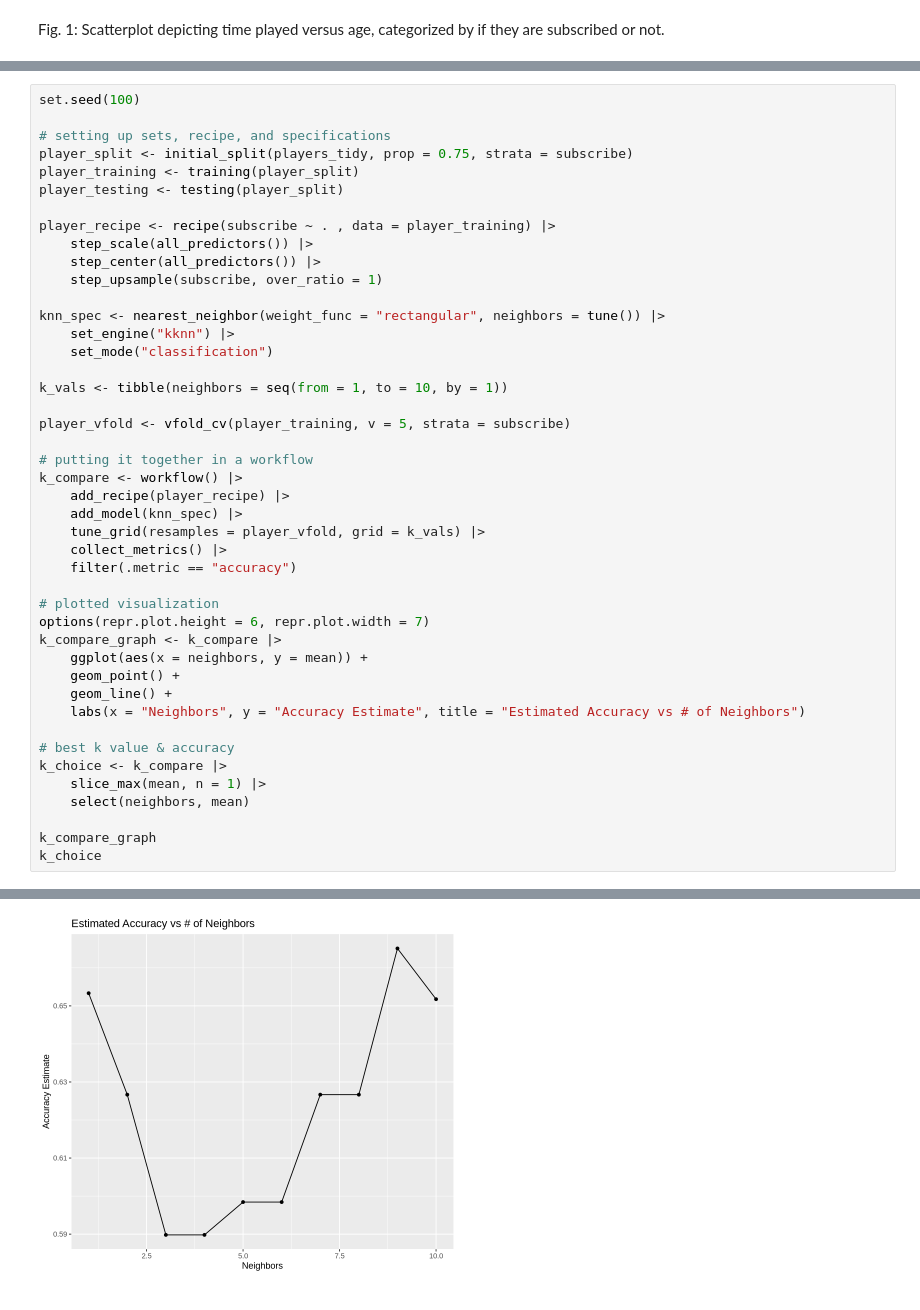
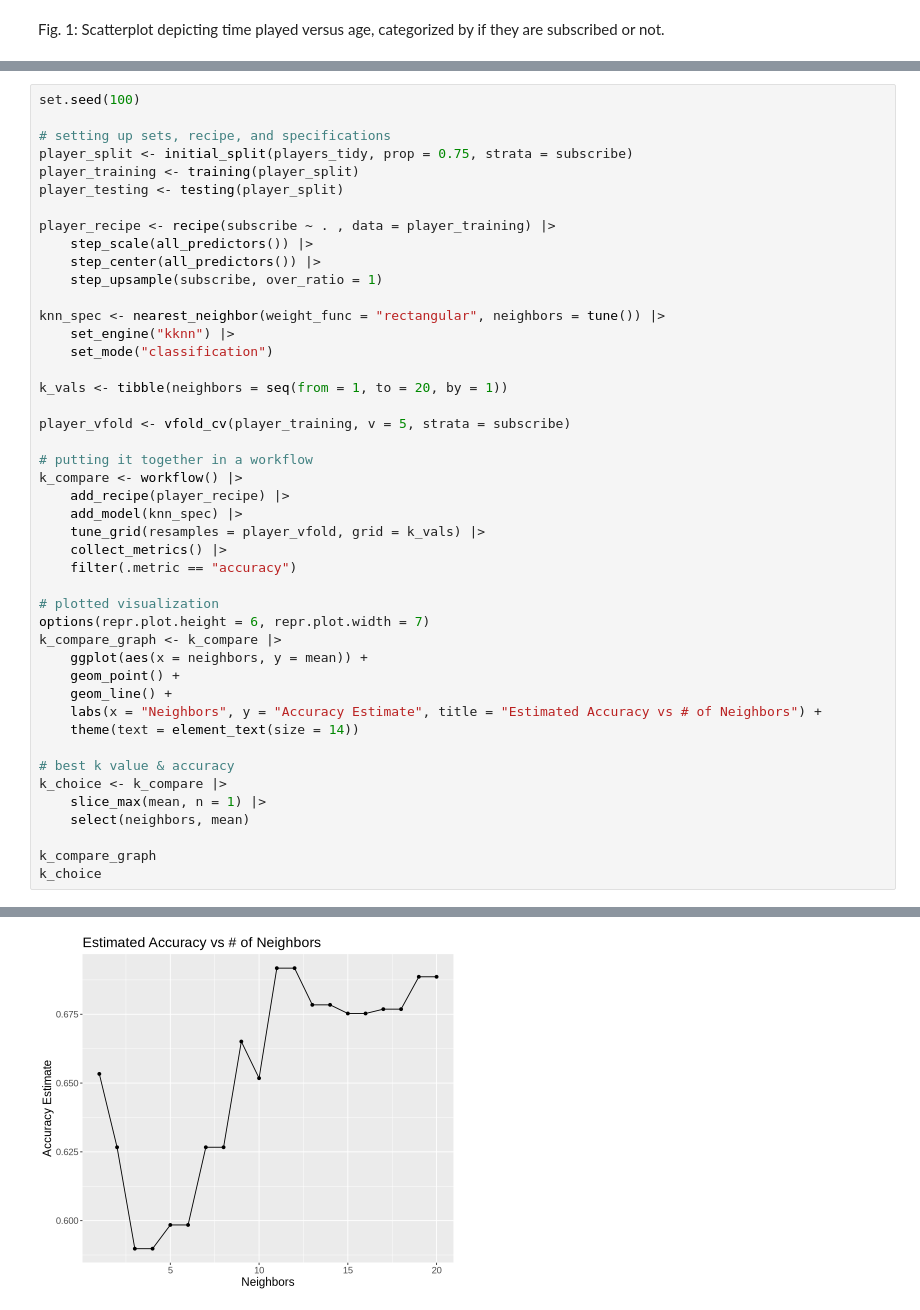
Before and after one commit to shk-am/dsci100-project, a Jupyter notebook: project_report.ipynb, the cells around one changed output, grey strips where cells are left out. Drawn from its saved outputs; the diff is of its cells as text.

```diff
--- a/project_report.ipynb
+++ b/project_report.ipynb
@@ -94,7 +112,7 @@ knn_spec <- nearest_neighbor(weight_func = "rectangular", neighbors = tune()) |>
     set_engine("kknn") |>
     set_mode("classification")
 
-k_vals <- tibble(neighbors = seq(from = 1, to = 10, by = 1))
+k_vals <- tibble(neighbors = seq(from = 1, to = 20, by = 1))
 
 player_vfold <- vfold_cv(player_training, v = 5, strata = subscribe)
 
@@ -112,7 +130,8 @@ k_compare_graph <- k_compare |>
     ggplot(aes(x = neighbors, y = mean)) +
     geom_point() +
     geom_line() +
-    labs(x = "Neighbors", y = "Accuracy Estimate", title = "Estimated Accuracy vs # of Neighbors")
+    labs(x = "Neighbors", y = "Accuracy Estimate", title = "Estimated Accuracy vs # of Neighbors") +
+    theme(text = element_text(size = 14))
 
 # best k value & accuracy
 k_choice <- k_compare |>
@@ -129 +149 @@ A tibble: 1 × 2
-[figure, old version]
+[figure, new version]
```
Also changed, not shown: parts of 9 cells of this notebook.
